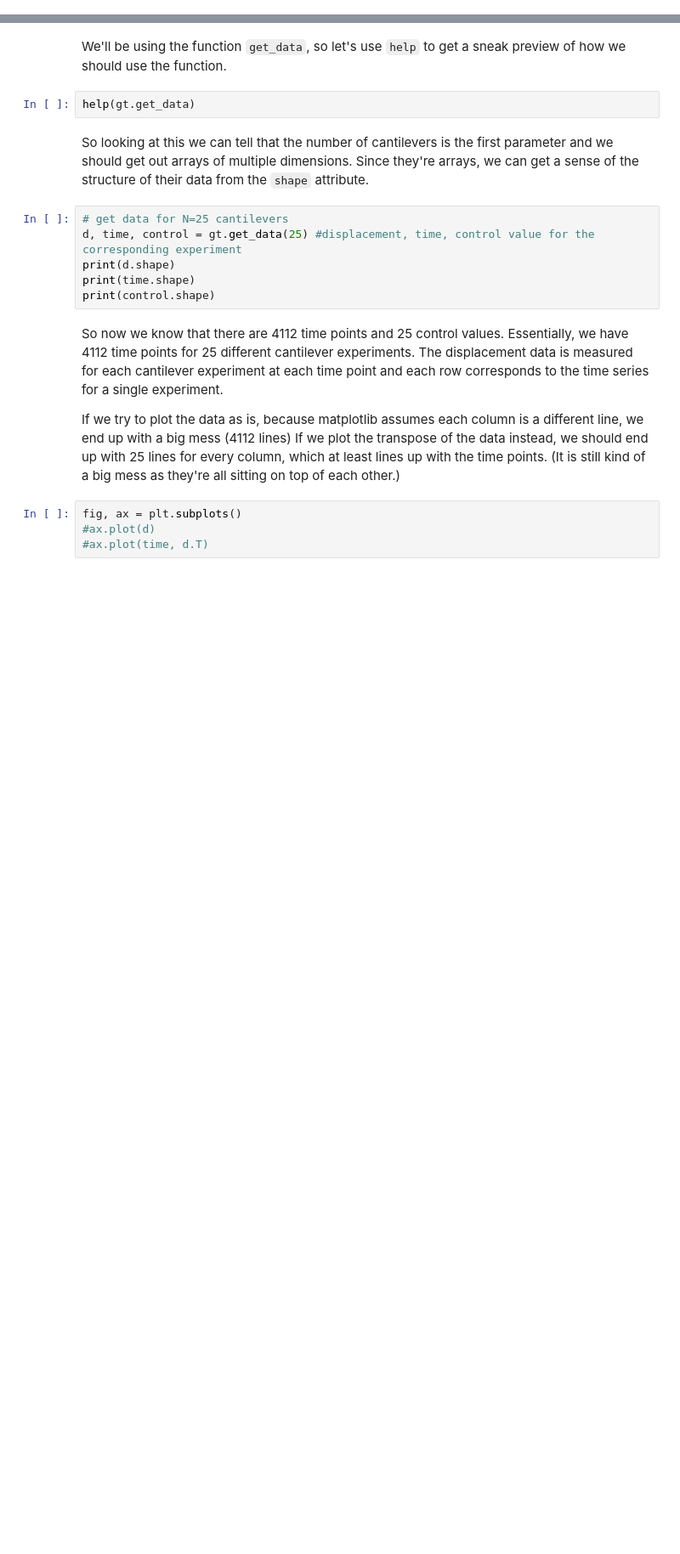
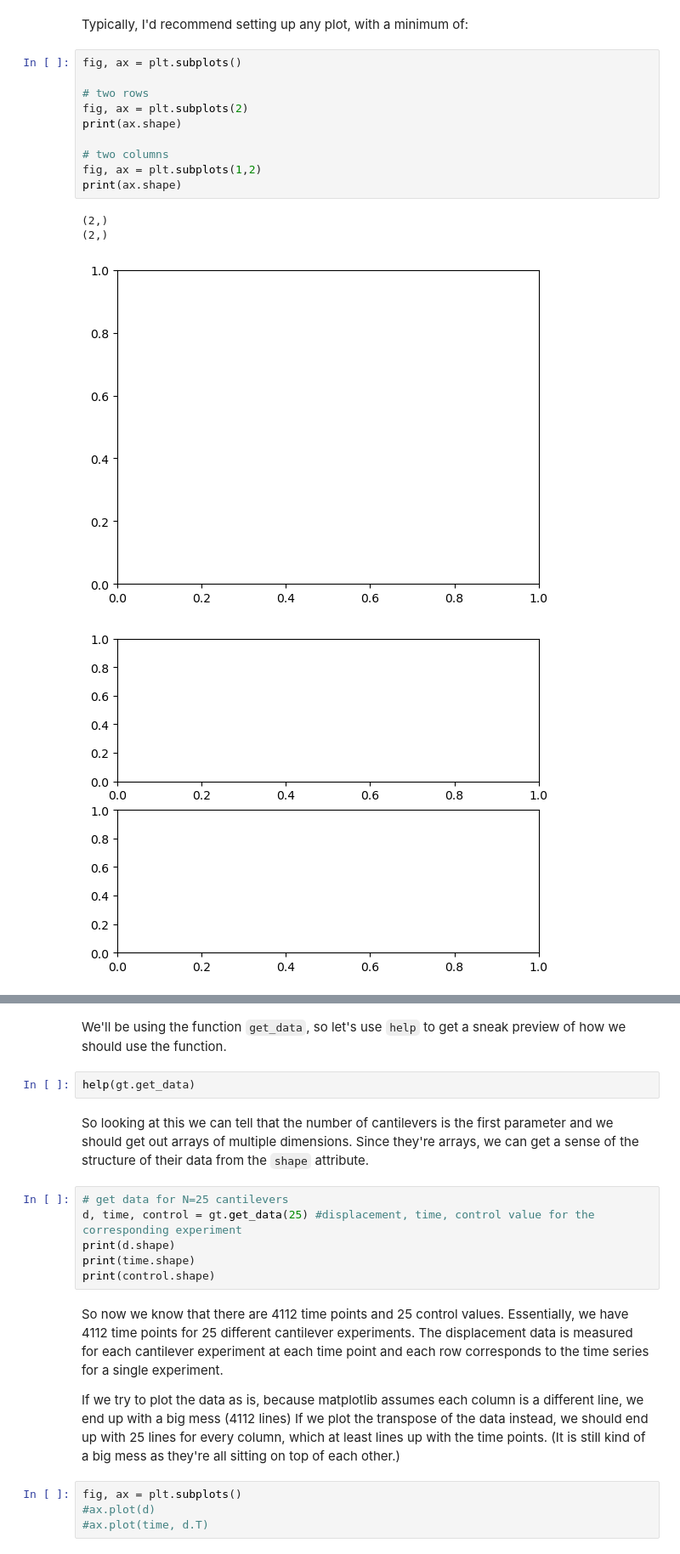
Before and after one commit to akuznetsova/2026_compphys, a Jupyter notebook: content/lessons/2a_matplotlib.ipynb, the cells around one changed output, grey strips where cells are left out. Shown at 85% size. Cells and saved outputs as stored; diff of their text form; blank space fills up the shorter version.

```diff
--- a/content/lessons/2a_matplotlib.ipynb
+++ b/content/lessons/2a_matplotlib.ipynb
@@ -0,0 +30,17 @@
+# %% [markdown]
+Typically, I'd recommend setting up any plot, with a minimum of:
+# %%
+fig, ax = plt.subplots()
+
+# two rows
+fig, ax = plt.subplots(2)
+print(ax.shape)
+
+# two columns
+fig, ax = plt.subplots(1,2)
+print(ax.shape)
+# %% [output]
+(2,)
+(2,)
+[figure, added]
+[figure, added]
```
Also changed, not shown: parts of 13 cells of this notebook, 2 other files.
